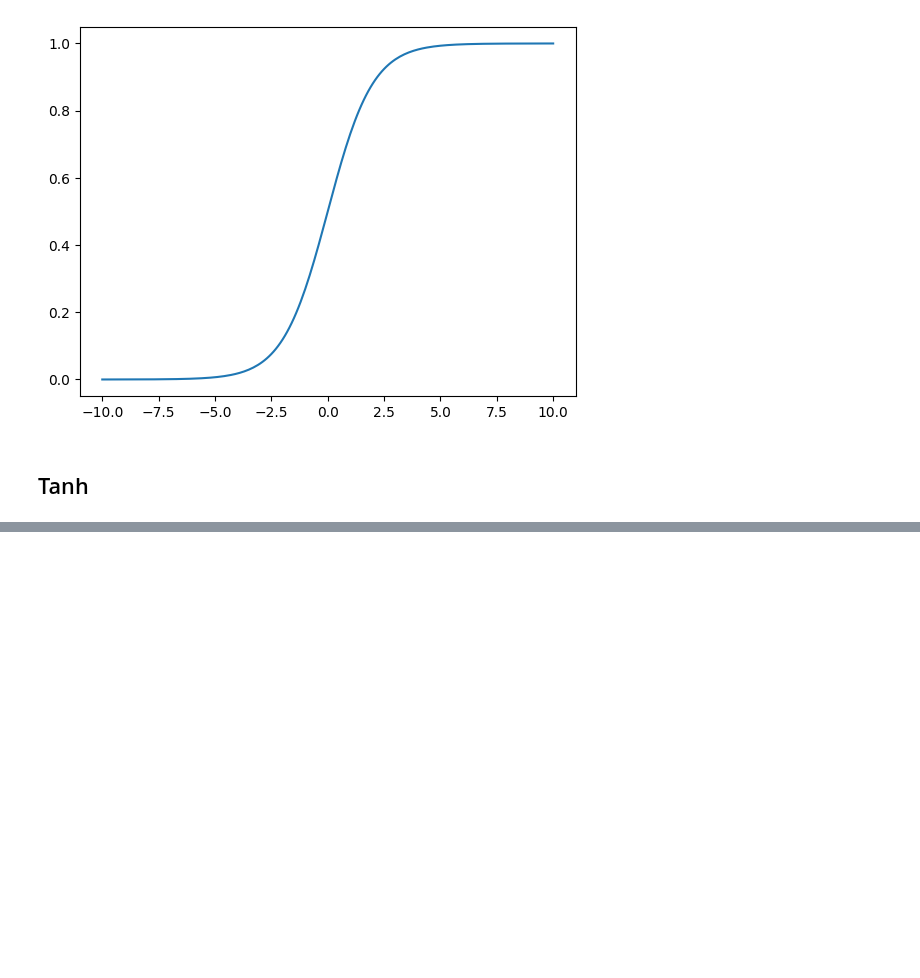
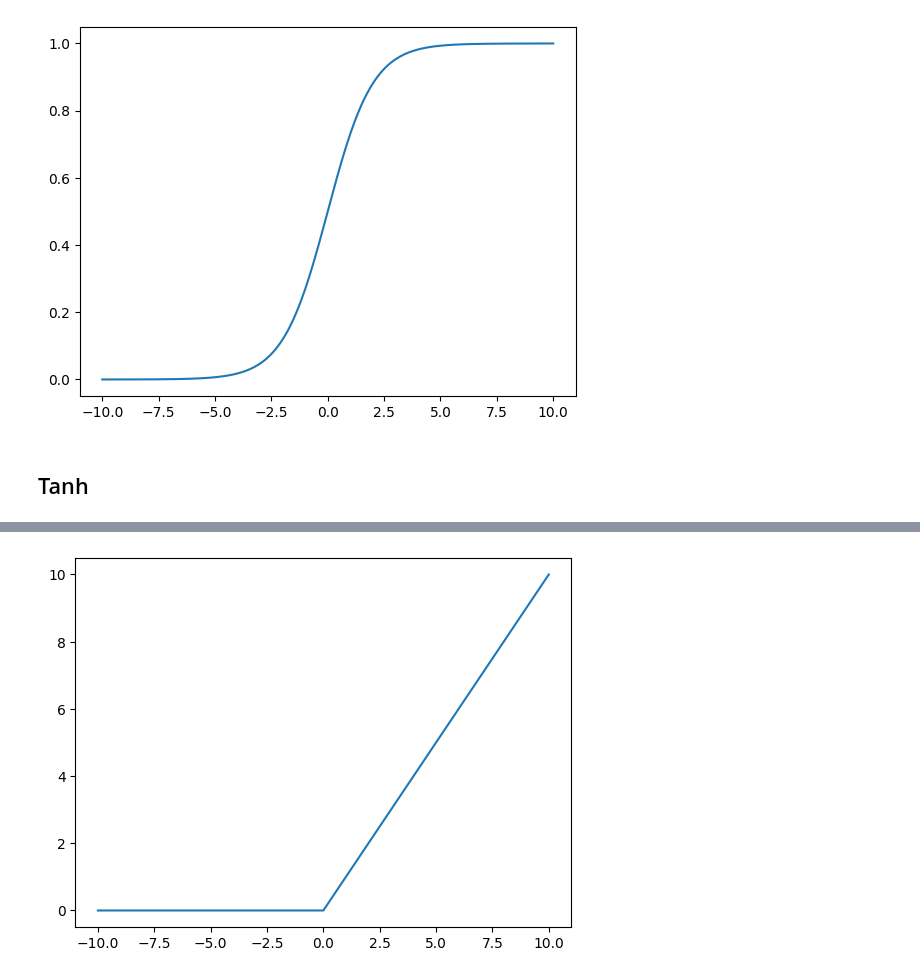
Before and after one commit to AjBorbzz/DataScience_AI_ML, a Jupyter notebook: PyTorch/IBM_Pytorch/DeepLearning_with_Pytorch/activation_fn_PyTorch.ipynb, the cells around one changed output, grey strips where cells are left out. Drawn from its saved outputs; the diff is of its cells as text; code cells hidden in the pictures; blank space fills up the shorter version.

```diff
--- a/PyTorch/IBM_Pytorch/DeepLearning_with_Pytorch/activation_fn_PyTorch.ipynb
+++ b/PyTorch/IBM_Pytorch/DeepLearning_with_Pytorch/activation_fn_PyTorch.ipynb
@@ -43,0 +58,8 @@ TANH = nn.Tanh()
+# %%
+RELU = nn.ReLU()
+# %%
+yhat = RELU(z)
+plt.plot(z.numpy(), yhat.numpy())
+plt.show()
+# %% [output]
+[figure, added]
```
Also changed, not shown: parts of 3 cells of this notebook.
